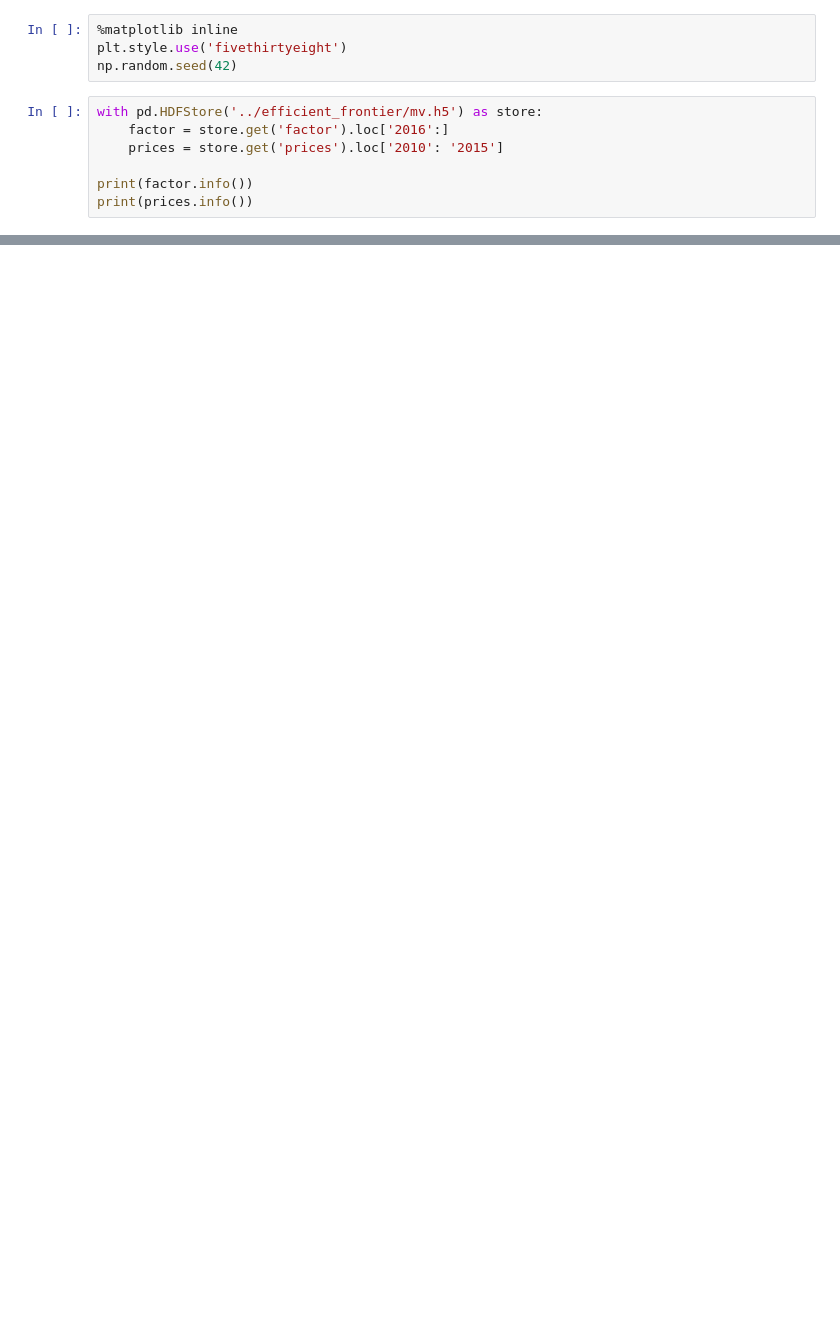
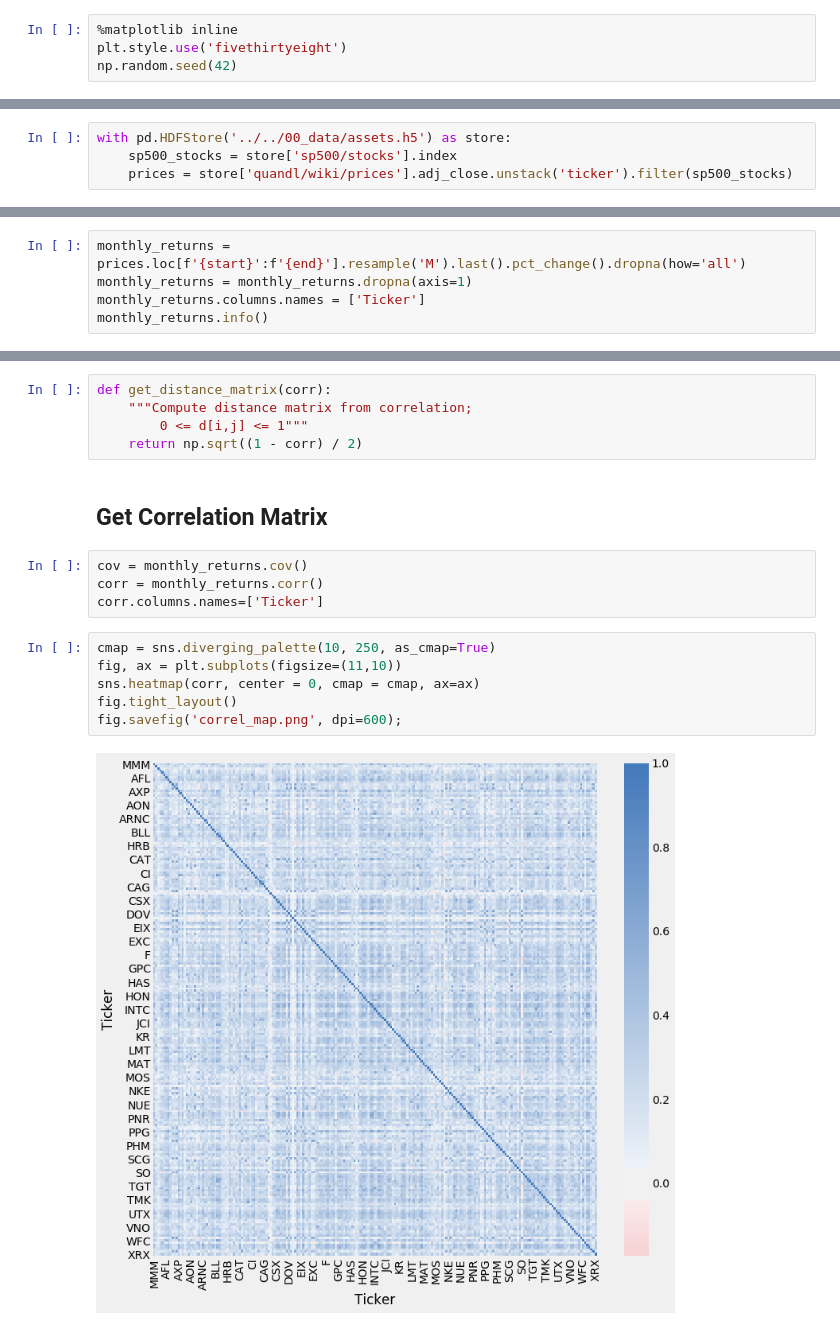
Before and after one commit to PaulClas/machine-learning-for-trading, a Jupyter notebook: 04_portfolio/03_risk_mgmt/hrp/hrp.ipynb, the cells around one changed output, grey strips where cells are left out. Cells and saved outputs as stored; diff of their text form; blank space fills up the shorter version.

```diff
--- a/04_portfolio/03_risk_mgmt/hrp/hrp.ipynb
+++ b/04_portfolio/03_risk_mgmt/hrp/hrp.ipynb
@@ -7,10 +10,3 @@ import seaborn as sns
 %matplotlib inline
 plt.style.use('fivethirtyeight')
 np.random.seed(42)
-# %%
-with pd.HDFStore('../efficient_frontier/mv.h5') as store:
-    factor = store.get('factor').loc['2016':]
-    prices = store.get('prices').loc['2010': '2015']
-
-print(factor.info())
-print(prices.info())
@@ -65,0 +13,4 @@ sns.clustermap(returns.corr());
+# %%
+with pd.HDFStore('../../00_data/assets.h5') as store:
+    sp500_stocks = store['sp500/stocks'].index
+    prices = store['quandl/wiki/prices'].adj_close.unstack('ticker').filter(sp500_stocks)
@@ -65,0 +20,5 @@ sns.clustermap(returns.corr());
+# %%
+monthly_returns = prices.loc[f'{start}':f'{end}'].resample('M').last().pct_change().dropna(how='all')
+monthly_returns = monthly_returns.dropna(axis=1)
+monthly_returns.columns.names = ['Ticker']
+monthly_returns.info()
@@ -65,0 +39,19 @@ sns.clustermap(returns.corr());
+# %%
+def get_distance_matrix(corr):
+    """Compute distance matrix from correlation;
+        0 <= d[i,j] <= 1"""
+    return np.sqrt((1 - corr) / 2)
+# %% [markdown]
+## Get Correlation Matrix
+# %%
+cov = monthly_returns.cov()
+corr = monthly_returns.corr()
+corr.columns.names=['Ticker']
+# %%
+cmap = sns.diverging_palette(10, 250, as_cmap=True)
+fig, ax = plt.subplots(figsize=(11,10))
+sns.heatmap(corr, center = 0, cmap = cmap, ax=ax)
+fig.tight_layout()
+fig.savefig('correl_map.png', dpi=600);
+# %% [output]
+[figure, added]
```
Also changed, not shown: parts of 25 cells of this notebook, 8 other files.
